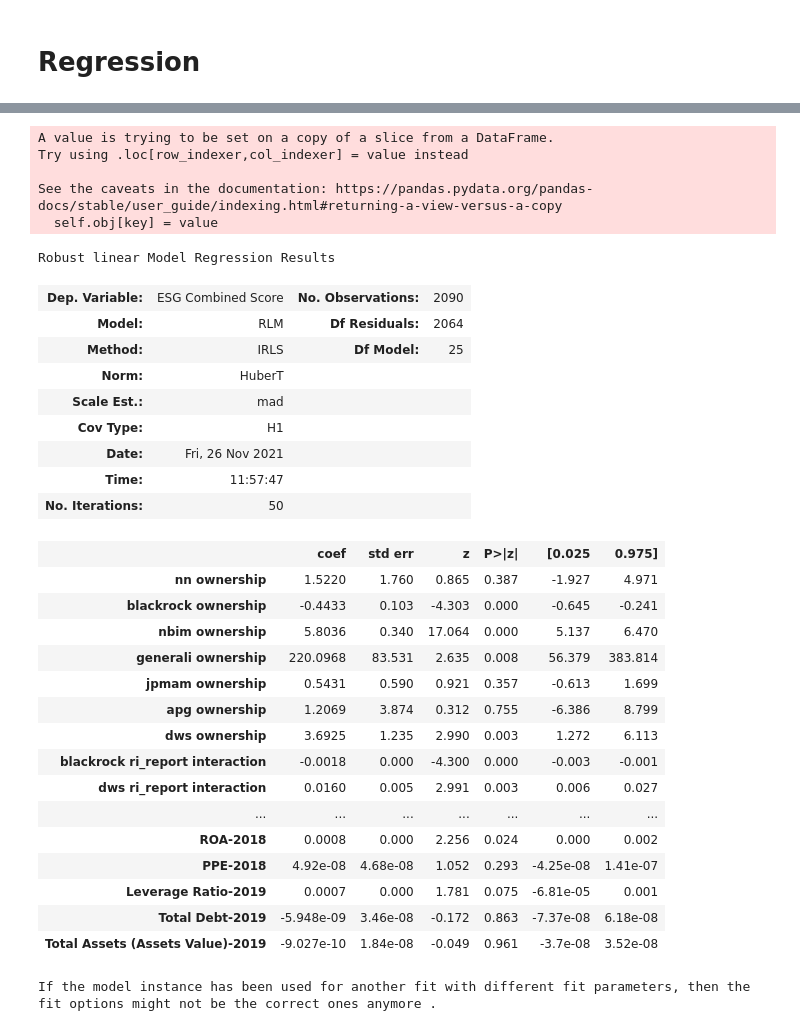
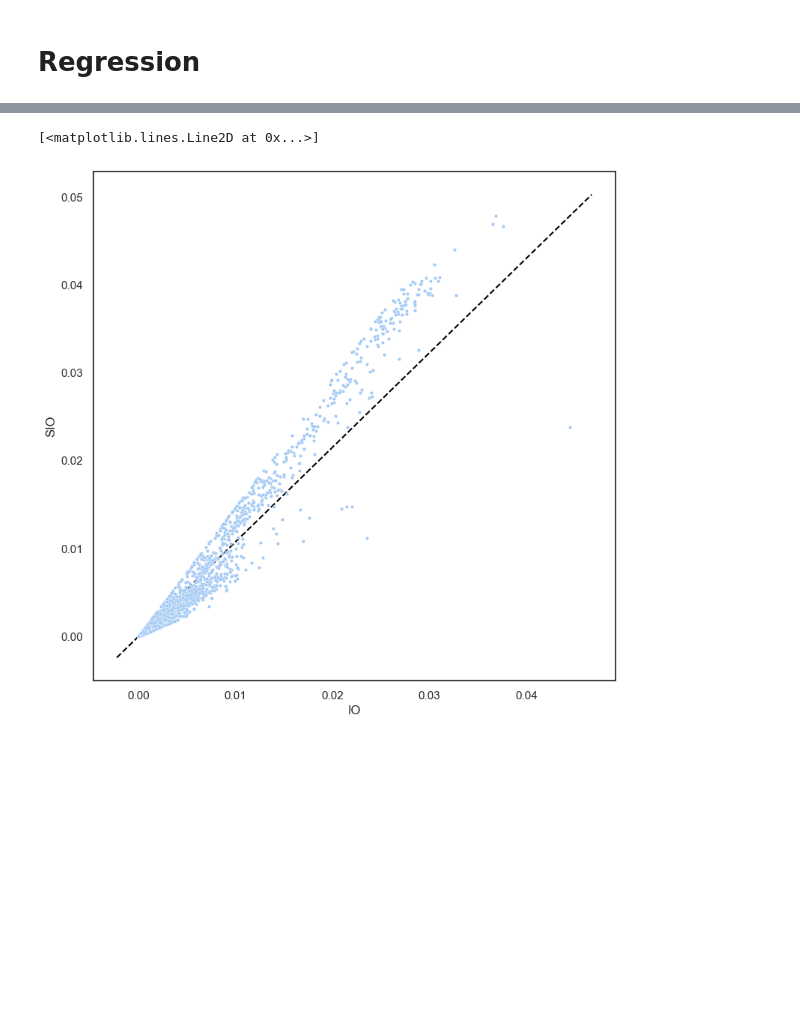
Before and after one commit to NoFishLikeIan/nlp-financial-env, a Jupyter notebook: ownership/analysis.ipynb, the cells around one changed output, grey strips where cells are left out. Cells and saved outputs as stored; diff of their text form; code cells hidden in the pictures; blank space fills up the shorter version.

Commit message:
🦫 new regression and index

```diff
--- a/ownership/analysis.ipynb
+++ b/ownership/analysis.ipynb
@@ -67,24 +58,0 @@ Name: (ANNUAL, s-index), dtype: float64
-# %%
-def makeregressors(saliency_df, ownership, covariates, index):
-
-    reports = set([i[0] for i in saliency_df.index])
-
-    companies = ownership.columns[-7:]
-    X = ownership[companies]
-    X.columns = [f"{company} ownership".lower() for company in companies]
-    X.index = ownership['Tickers']
-
-    for report in reports:
-        S = saliency_df.loc[report, index]
-
-        for company in S.index:
-            column_name = f"{company} {report.lower()}"
-            X.loc[:, f"{column_name} interaction"] = X[f"{company} ownership"] * S[company]
-
-    X = sm.add_constant(X, prepend = False, has_constant='add')
-
-    common_indices = set(X.index).intersection(covariates.index)
-
-    X = pd.concat([X.loc[common_indices], covariates.loc[common_indices]], axis = 1)
-
-    return X
@@ -91,14 +107,10 @@ def makeregressors(saliency_df, ownership, covariates, index):
 # %%
-X = makeregressors(saliency_df, ownership, covariates, "s-index").dropna()
+X = makeregressors(saliency_df, ownership, covariates).dropna()
-# %% [output]
-A value is trying to be set on a copy of a slice from a DataFrame.
-Try using .loc[row_indexer,col_indexer] = value instead
-
-See the caveats in the documentation: https://pandas.pydata.org/pandas-docs/stable/user_guide/indexing.html#returning-a-view-versus-a-copy
-  self.obj[key] = value
 # %%
-y = get_esg(2020)["ESG Combined Score"] / 100
-y.index = [ticker_to_name.get(f, f) for f in  y.index]
+y = get_esg(2020)["Environment Pillar Score"] / 100
+y.index = [ticker_to_name.get(f, "not found") for f in  y.index]
+y = y.loc[y > 0]
+
 common_indices = set(y.index).intersection(set(X.index))
 
 y = y.loc[common_indices]
@@ -108,30 +118,8 @@ model = sm.RLM(y, X, M=sm.robust.norms.HuberT())
-# %%
-model.fit().summary()
-# %% [output]
-Robust linear Model Regression Results
-| Dep. Variable: | ESG Combined Score | No. Observations: | 2090 |
-| Model: | RLM | Df Residuals: | 2064 |
-| Method: | IRLS | Df Model: | 25 |
-| Norm: | HuberT |  |  |
-| Scale Est.: | mad |  |  |
-| Cov Type: | H1 |  |  |
-| Date: | Fri, 26 Nov 2021 |  |  |
-| Time: | 11:57:47 |  |  |
-| No. Iterations: | 50 |  |  |
-|  | coef | std err | z | P>|z| | [0.025 | 0.975] |
-| nn ownership | 1.5220 | 1.760 | 0.865 | 0.387 | -1.927 | 4.971 |
-| blackrock ownership | -0.4433 | 0.103 | -4.303 | 0.000 | -0.645 | -0.241 |
-| nbim ownership | 5.8036 | 0.340 | 17.064 | 0.000 | 5.137 | 6.470 |
-| generali ownership | 220.0968 | 83.531 | 2.635 | 0.008 | 56.379 | 383.814 |
-| jpmam ownership | 0.5431 | 0.590 | 0.921 | 0.357 | -0.613 | 1.699 |
-| apg ownership | 1.2069 | 3.874 | 0.312 | 0.755 | -6.386 | 8.799 |
-| dws ownership | 3.6925 | 1.235 | 2.990 | 0.003 | 1.272 | 6.113 |
-| blackrock ri_report interaction | -0.0018 | 0.000 | -4.300 | 0.000 | -0.003 | -0.001 |
-| dws ri_report interaction | 0.0160 | 0.005 | 2.991 | 0.003 | 0.006 | 0.027 |
-| ... | ... | ... | ... | ... | ... | ... |
-| ROA-2018 | 0.0008 | 0.000 | 2.256 | 0.024 | 0.000 | 0.002 |
-| PPE-2018 | 4.92e-08 | 4.68e-08 | 1.052 | 0.293 | -4.25e-08 | 1.41e-07 |
-| Leverage Ratio-2019 | 0.0007 | 0.000 | 1.781 | 0.075 | -6.81e-05 | 0.001 |
-| Total Debt-2019 | -5.948e-09 | 3.46e-08 | -0.172 | 0.863 | -7.37e-08 | 6.18e-08 |
-| Total Assets (Assets Value)-2019 | -9.027e-10 | 1.84e-08 | -0.049 | 0.961 | -3.7e-08 | 3.52e-08 |
-If the model instance has been used for another fit with different fit parameters, then the fit options might not be the correct ones anymore .
+# %%
+fig, ax = plt.subplots(dpi = 100, figsize = (9, 9))
+sns.scatterplot(data = X, x = "IO", y = "SIO", zorder=1, s = 10)
+
+ax.plot(ax.get_xlim(), ax.get_ylim(), linestyle = "dashed", color = "black", zorder=0)
+# %% [output]
+[<matplotlib.lines.Line2D at 0x...>]
+[figure, added]
```
Also changed, not shown: parts of 8 cells of this notebook, 1 other file.
